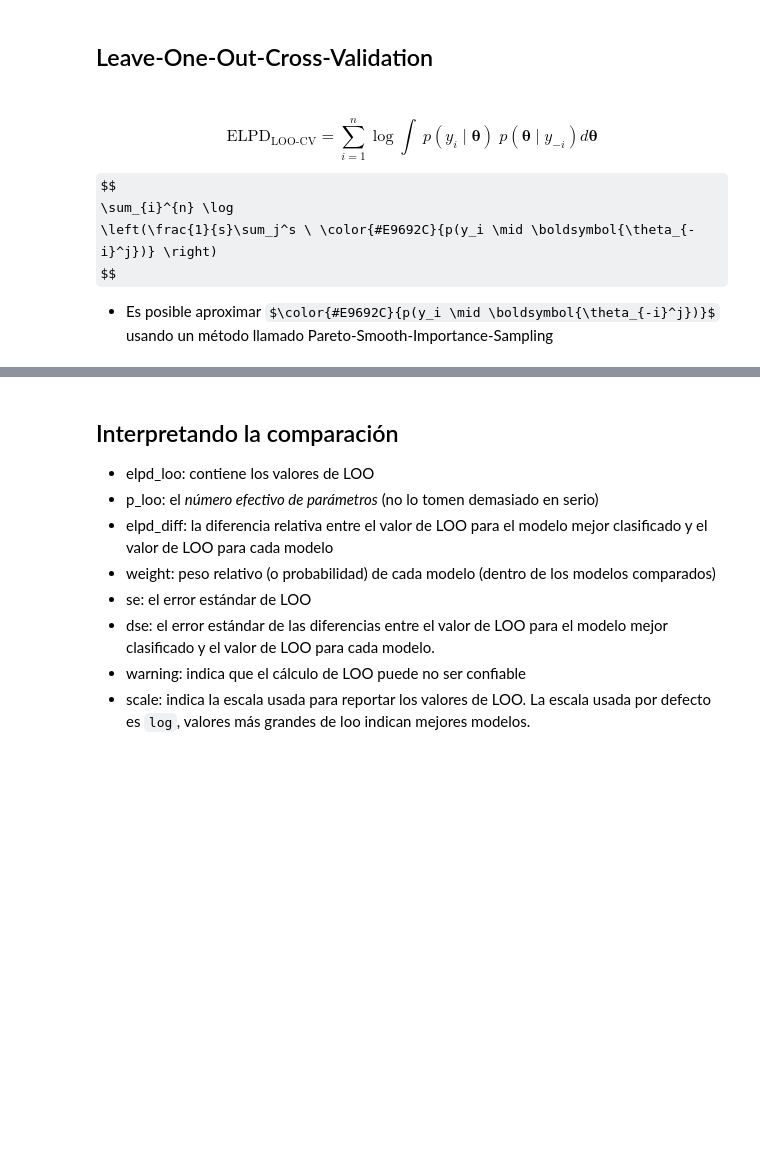
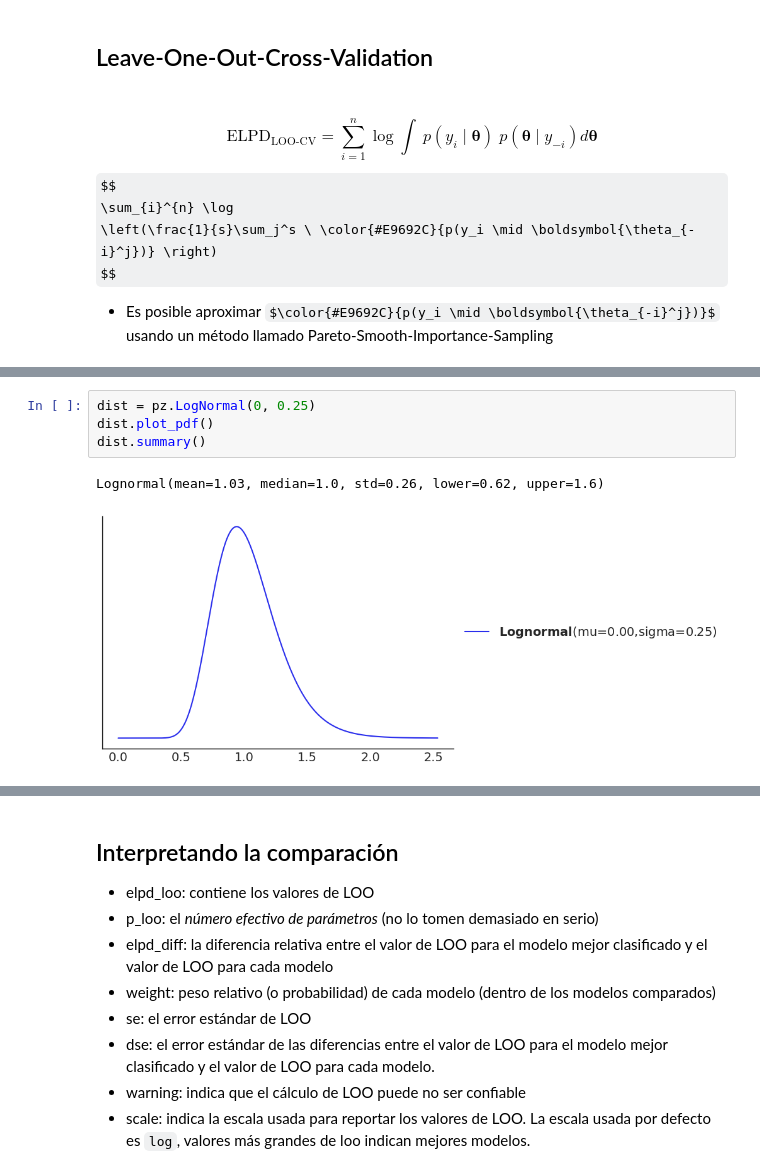
Before and after one commit to Grupo-de-modelado-probabilista/modelado_bayesiano, a Jupyter notebook: diapo/diapo_06.ipynb, the cells around one changed output, grey strips where cells are left out. Saved outputs shown, nothing was run; the diff lists cells and outputs as text; some formulas as TeX source; blank space fills up the shorter version.

```diff
--- a/diapo/diapo_06.ipynb
+++ b/diapo/diapo_06.ipynb
@@ -278,0 +288,7 @@ d.head()
+# %%
+dist = pz.LogNormal(0, 0.25)
+dist.plot_pdf()
+dist.summary()
+# %% [output]
+Lognormal(mean=1.03, median=1.0, std=0.26, lower=0.62, upper=1.6)
+[figure, added]
```
Also changed, not shown: parts of 18 cells of this notebook, 4 other files.
